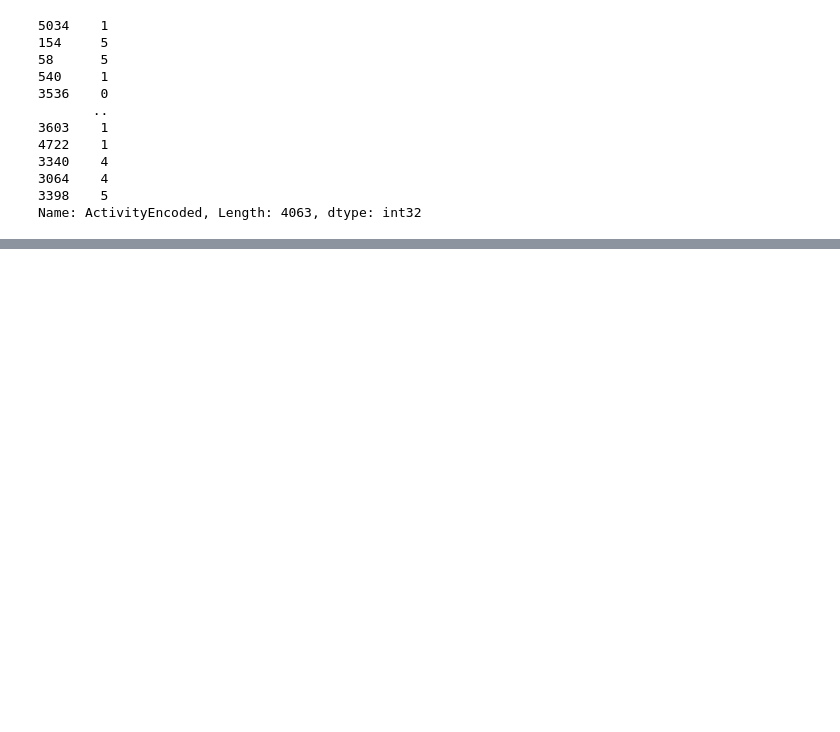
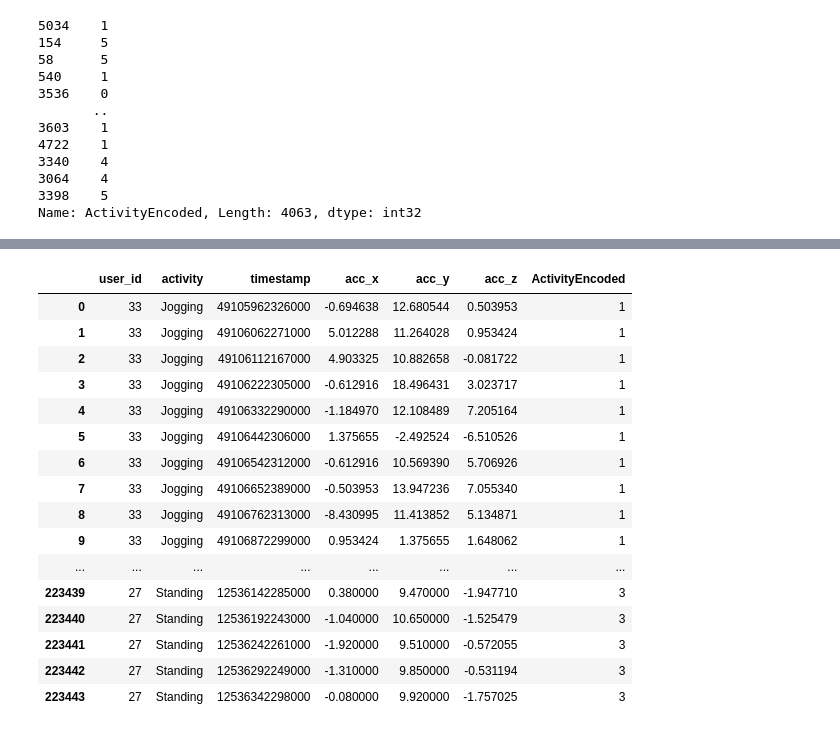
Before and after one commit to Khushbooagarwalhub/Machine-learning_project3, a Jupyter notebook: tensorflow.ipynb, the cells around one changed output, grey strips where cells are left out. Drawn from its saved outputs; the diff is of its cells as text; code cells hidden in the pictures; blank space fills up the shorter version.

```diff
--- a/tensorflow.ipynb
+++ b/tensorflow.ipynb
@@ -222,0 +474,3 @@ Normal Neural Network - Loss: 1.1042499398833272, Accuracy: 0.5808117985725403
+# %%
+data = pd.read_csv('WISDM_ar_latest/WISDM_ar_v1.1/WISDM_ar_v1.1.csv')
+data
@@ -222,0 +491,33 @@ Normal Neural Network - Loss: 1.1042499398833272, Accuracy: 0.5808117985725403
+# %%
+from sklearn import preprocessing
+# Define column name of the label vector
+LABEL = 'ActivityEncoded'
+# Transform the labels from String to Integer via LabelEncoder
+le = preprocessing.LabelEncoder()
+# Add a new column to the existing DataFrame with the encoded values
+data[LABEL] = le.fit_transform(data['activity'].values.ravel())
+# dummy=data_reformat.groupby(['class'])
+# dummy.head(10)
+
+data
+
+dummy2=data.groupby(['activity'])
+dummy2.head(10)
+# %% [output]
+|  | user_id | activity | timestamp | acc_x | acc_y | acc_z | ActivityEncoded |
+| 0 | 33 | Jogging | 49105962326000 | -0.694638 | 12.680544 | 0.503953 | 1 |
+| 1 | 33 | Jogging | 49106062271000 | 5.012288 | 11.264028 | 0.953424 | 1 |
+| 2 | 33 | Jogging | 49106112167000 | 4.903325 | 10.882658 | -0.081722 | 1 |
+| 3 | 33 | Jogging | 49106222305000 | -0.612916 | 18.496431 | 3.023717 | 1 |
+| 4 | 33 | Jogging | 49106332290000 | -1.184970 | 12.108489 | 7.205164 | 1 |
+| 5 | 33 | Jogging | 49106442306000 | 1.375655 | -2.492524 | -6.510526 | 1 |
+| 6 | 33 | Jogging | 49106542312000 | -0.612916 | 10.569390 | 5.706926 | 1 |
+| 7 | 33 | Jogging | 49106652389000 | -0.503953 | 13.947236 | 7.055340 | 1 |
+| 8 | 33 | Jogging | 49106762313000 | -8.430995 | 11.413852 | 5.134871 | 1 |
+| 9 | 33 | Jogging | 49106872299000 | 0.953424 | 1.375655 | 1.648062 | 1 |
+| ... | ... | ... | ... | ... | ... | ... | ... |
+| 223439 | 27 | Standing | 12536142285000 | 0.380000 | 9.470000 | -1.947710 | 3 |
+| 223440 | 27 | Standing | 12536192243000 | -1.040000 | 10.650000 | -1.525479 | 3 |
+| 223441 | 27 | Standing | 12536242261000 | -1.920000 | 9.510000 | -0.572055 | 3 |
+| 223442 | 27 | Standing | 12536292249000 | -1.310000 | 9.850000 | -0.531194 | 3 |
+| 223443 | 27 | Standing | 12536342298000 | -0.080000 | 9.920000 | -1.757025 | 3 |
```
Also changed, not shown: parts of 43 cells of this notebook.
